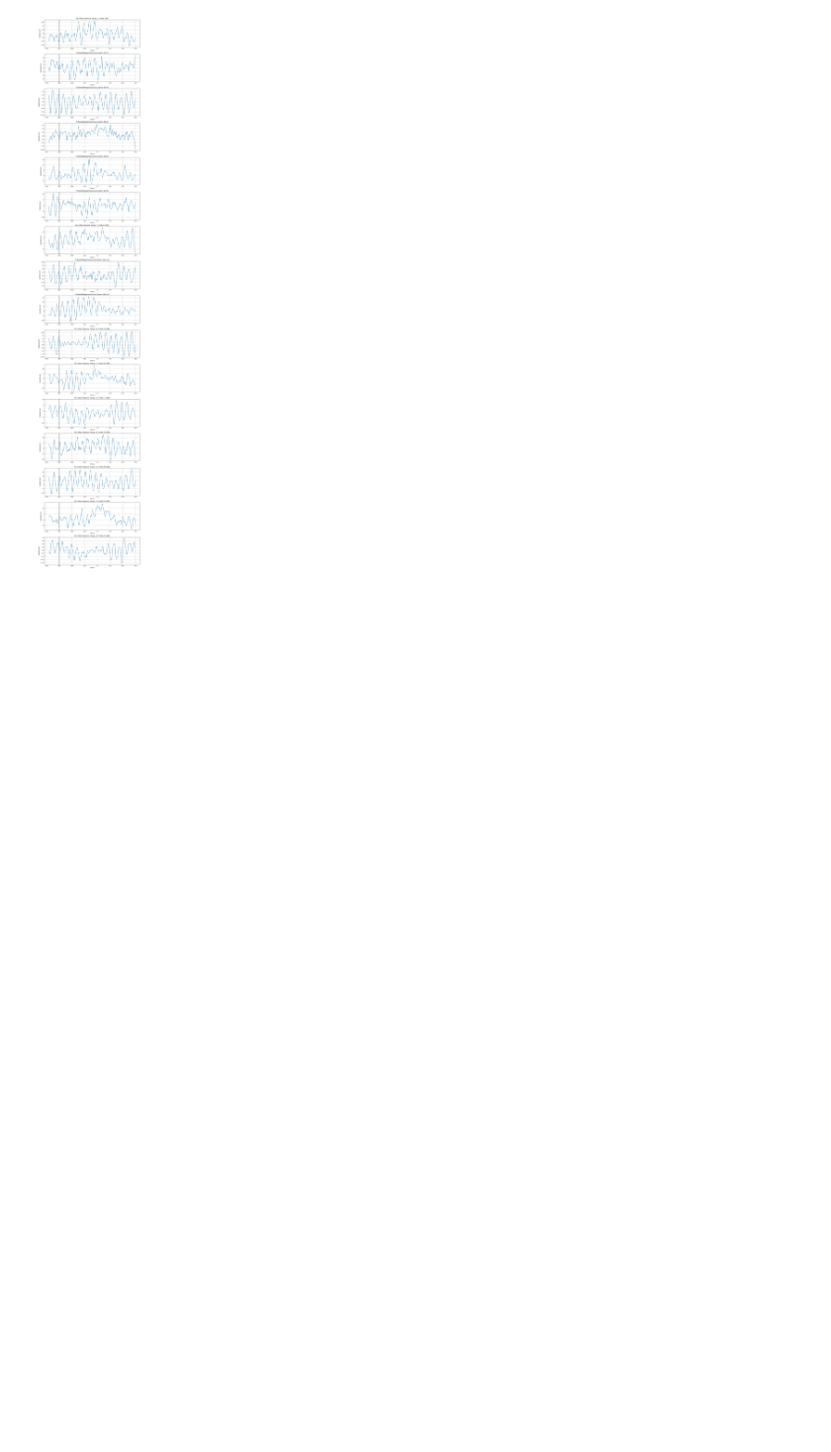
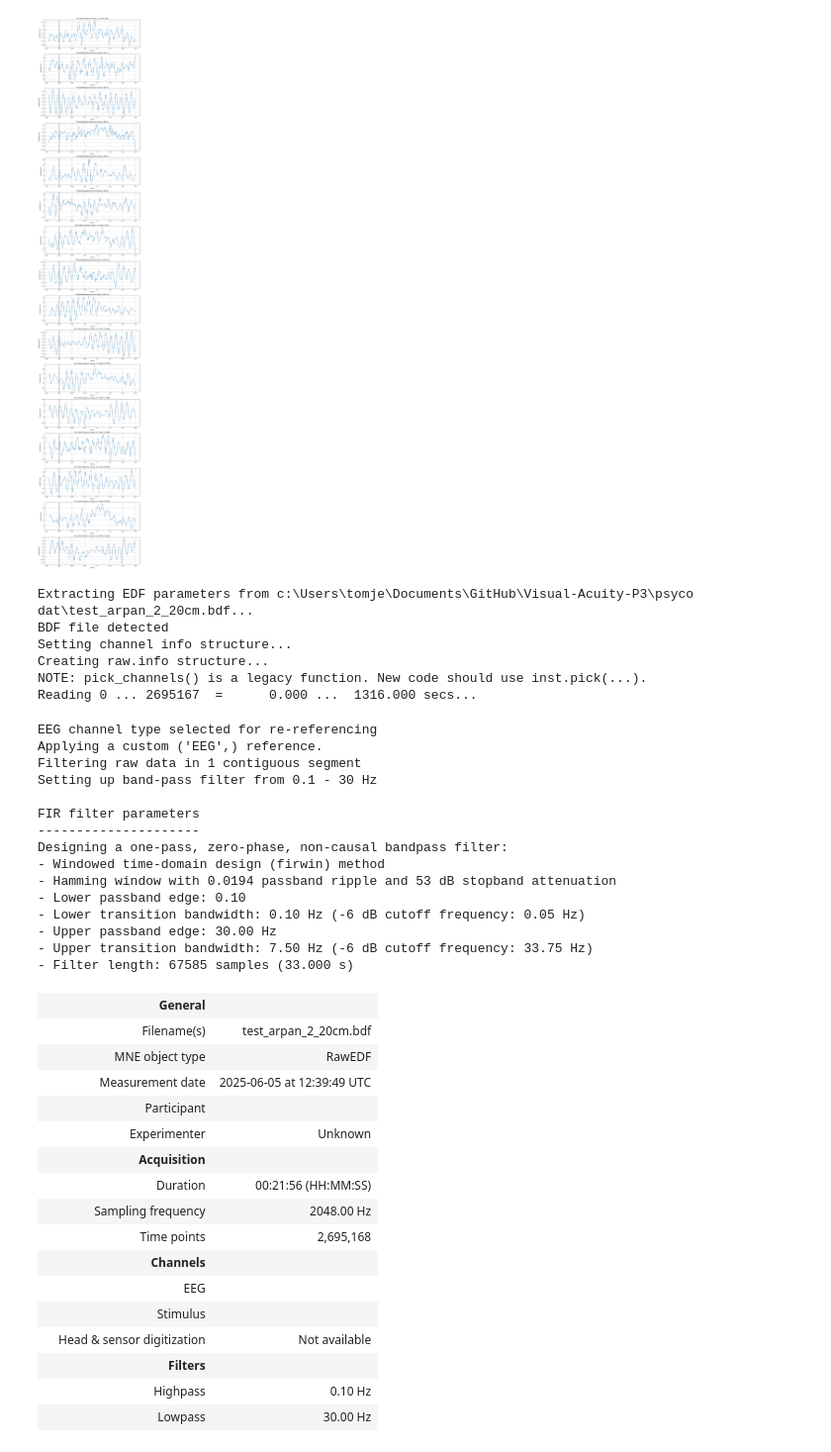
Before and after one commit to tomjefferis/Visual-Acuity-P3, a Jupyter notebook: analysis.ipynb, the cells around one changed output. Shown at 99% size. Cells and saved outputs as stored; diff of their text form; code cells hidden in the pictures; blank space fills up the shorter version.

```diff
--- a/analysis.ipynb
+++ b/analysis.ipynb
@@ -544,3 +544,74 @@ Applying baseline correction (mode: mean)
 Using data from preloaded Raw for 16 events and 3483 original time points ...
 0 bad epochs dropped
 [figure]
+# %%
+csv = 'psyco dat\participant_test3_50cm_20250605_123922_1.csv'
+# Load the CSV file
+df = pd.read_csv(csv)
+# drop all columns except 'letter_accuracy', 'block_type'
+df = df[['letter_accuracy', 'block_type','letter_response']]
+
+raw = mne.io.read_raw_bdf('psyco dat/test_arpan_2_20cm.bdf')
+
+# drop all channels except A16, A13, A32, A31, A7, A24
+#raw.pick_channels(['A16', 'A13', 'A32', 'A31', 'A7', 'A24','A12','A19','Status','EXG7','EXG8'])
+raw.pick_channels(['A16', 'A13', 'A32', 'A31', 'A7', 'A24','A12','A19','Status'])
+rename_map = {
+    'A16': 'Oz',
+    'A13': 'Pz',
+    'A32': 'Cz',
+    'A31': 'Fz',
+    'A24': 'T8',
+    'A7': 'T7',
+    'A12': 'P3',
+    'A19': 'P4',
+}
+
+# Rename channels
+raw.rename_channels(rename_map)
+raw.load_data()  # Load the data into memory
+raw.set_eeg_reference(ref_channels=['T7', 'T8'], projection=False)
+#raw.set_eeg_reference(ref_channels=['EXG7', 'EXG8'], projection=False)
+# decimate the data to 256Hz
+#raw.resample(256, npad='auto')
+# filter above 30Hz lowpass
+raw.filter(0.1, 30, fir_design='firwin', skip_by_annotation='edge')
+# %% [output]
+Extracting EDF parameters from c:\Users\tomje\Documents\GitHub\Visual-Acuity-P3\psyco dat\test_arpan_2_20cm.bdf...
+BDF file detected
+Setting channel info structure...
+Creating raw.info structure...
+NOTE: pick_channels() is a legacy function. New code should use inst.pick(...).
+Reading 0 ... 2695167  =      0.000 ...  1316.000 secs...
+EEG channel type selected for re-referencing
+Applying a custom ('EEG',) reference.
+Filtering raw data in 1 contiguous segment
+Setting up band-pass filter from 0.1 - 30 Hz
+
+FIR filter parameters
+---------------------
+Designing a one-pass, zero-phase, non-causal bandpass filter:
+- Windowed time-domain design (firwin) method
+- Hamming window with 0.0194 passband ripple and 53 dB stopband attenuation
+- Lower passband edge: 0.10
+- Lower transition bandwidth: 0.10 Hz (-6 dB cutoff frequency: 0.05 Hz)
+- Upper passband edge: 30.00 Hz
+- Upper transition bandwidth: 7.50 Hz (-6 dB cutoff frequency: 33.75 Hz)
+- Filter length: 67585 samples (33.000 s)
+|  | General |  |
+|  | Filename(s) | test_arpan_2_20cm.bdf |
+|  | MNE object type | RawEDF |
+|  | Measurement date | 2025-06-05 at 12:39:49 UTC |
+|  | Participant |  |
+|  | Experimenter | Unknown |
+|  | Acquisition |  |
+|  | Duration | 00:21:56 (HH:MM:SS) |
+|  | Sampling frequency | 2048.00 Hz |
+|  | Time points | 2,695,168 |
+|  | Channels |  |
+|  | EEG |  |
+|  | Stimulus |  |
+|  | Head & sensor digitization | Not available |
+|  | Filters |  |
+|  | Highpass | 0.10 Hz |
+|  | Lowpass | 30.00 Hz |
```
Also changed, not shown: parts of 6 cells of this notebook, 1 other file.
